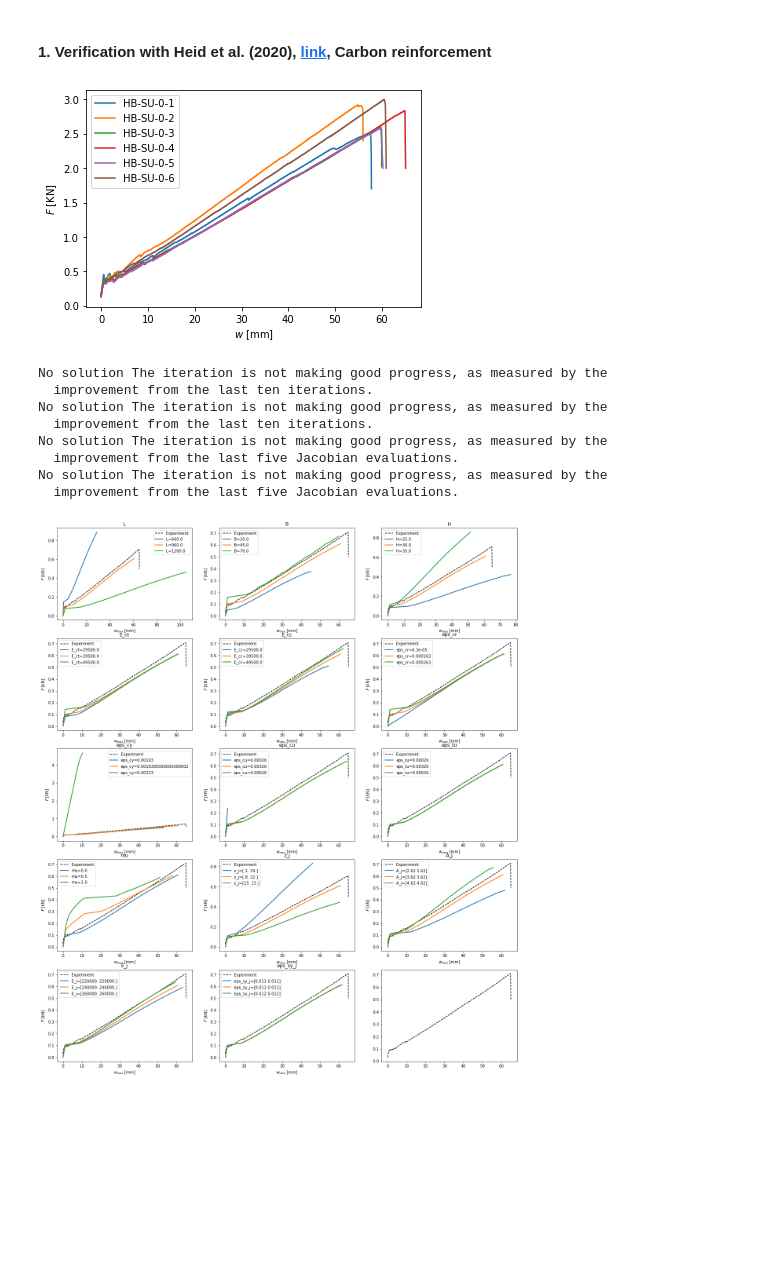
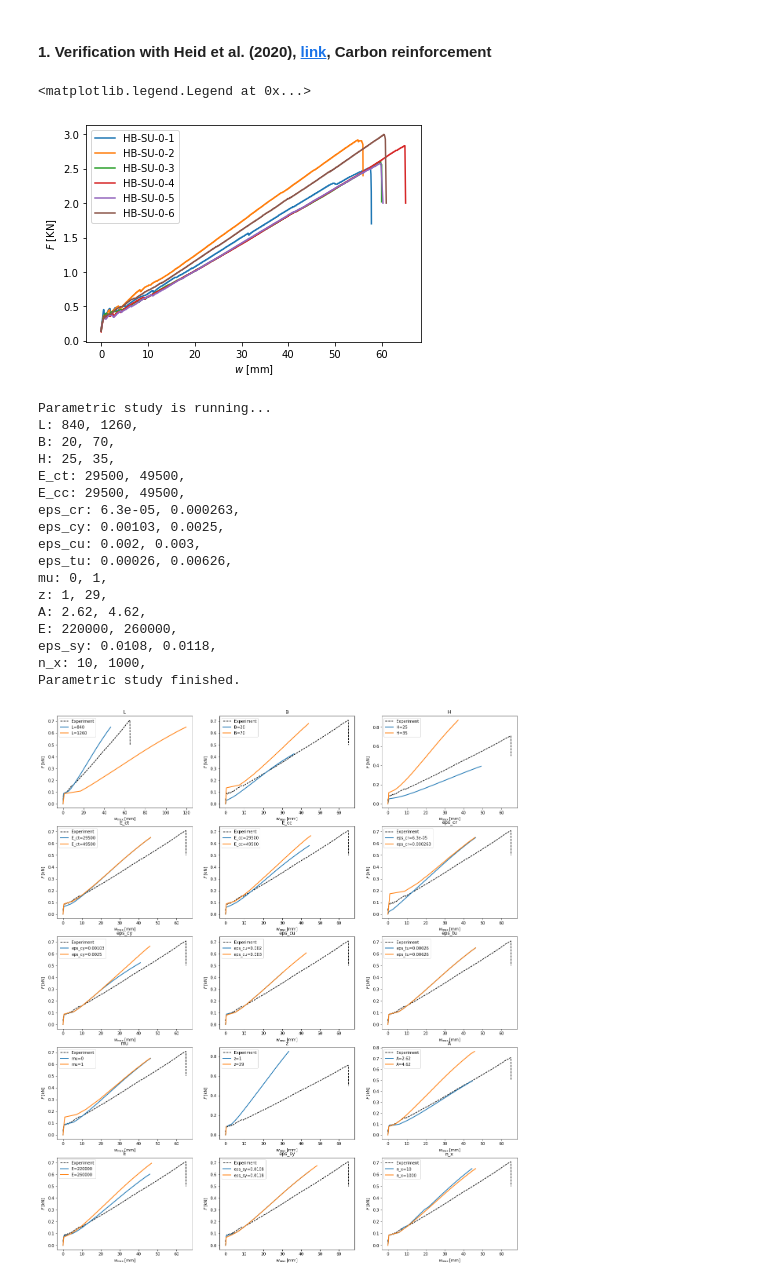
Before and after one commit to bmcs-group/bmcs_beam, a Jupyter notebook: notebooks/deflection_parametric_study.ipynb, the cells around one changed output. Drawn from its saved outputs; the diff is of its cells as text; code cells hidden in the pictures; blank space fills up the shorter version.

Commit message:
Clean parametric study and apply the new concept

```diff
--- a/notebooks/deflection_parametric_study.ipynb
+++ b/notebooks/deflection_parametric_study.ipynb
@@ -40,11 +18,16 @@ def map_and_assign_params_for_rectangular_section(
 #HB-SU-0
 %matplotlib inline
 excel_file = join('./verification_data/hei20','hei20.xlsx')
-data = pd.read_excel(excel_file, 'HB-SU-0')
+data = pd.read_excel(excel_file, 'HB-SU-0', engine='openpyxl')
 
-for i in range(0,data.shape[1],2):
+for i in range(0,data.shape[1], 2):
     plt.plot(data.iloc[:, i+1],data.iloc[:, i], label = data.columns.tolist()[i][0:-2])
-w_4= data['HB-SU-0-4_w']  ; f_4= data['HB-SU-0-4_F'] ; validated_data = [w_4, f_4/4]; #plt.plot(w_4,f_4, label = 'HB-SU-0-4')
-plt.legend(); plt.xlabel(r'$w$ [mm]'); plt.ylabel(r'$F$ [KN]');
+w_4= data['HB-SU-0-4_w']
+f_4= data['HB-SU-0-4_F']
+exp_data = [w_4, f_4/4]
+plt.xlabel(r'$w$ [mm]')
+plt.ylabel(r'$F$ [KN]')
+plt.legend()
 # %% [output]
+<matplotlib.legend.Legend at 0x...>
 [figure]
@@ -119,33 +61,41 @@ def get_parametric_study(parameter_ranges, validated_data):
 # %%
-# This dictionary provides the range and number of parameters
-n = 3
-parameter_ranges = {
-        'L' : (660,1260,n),
-        'B' : (20,70,n),
-        'H': (25,35,n),
-        'E_ct': (29500,49500,n),
-        'E_cc': (29500,49500,n),
-        'eps_cr': (0.000063,0.000263,n),
-        'eps_cy': (0.00103,0.00223,n),
-        'eps_cu': (0.00026,0.00626,n,int),
-        'eps_tu': (0.00026,0.00626,n),
-        'mu': (0,1,n),
-        'z_j': ([1, 29],[15, 15],n),
-        'A_j': ([2.62,2.62],[4.62,4.62],n),
-        'E_j': ([220000,220000],[260000,260000], n),
-        'eps_sy_j' : ([0.0108,0.0108], [0.0118,0.0118], n),
-#         'n_m' : (2, 1000, 10)
+# Or use np.linspace(low, high, n) as the values list for each parameter and change n externally
+
+params_config = {
+        'L' :     (dp.beam_design, [840, 1260]),
+        'B' :     (mc.cross_section_shape, [20, 70]),
+        'H' :     (mc.cross_section_shape, [25, 35]),
+        'E_ct':   (mc, [29500, 49500]),
+        'E_cc':   (mc, [29500, 49500]),
+        'eps_cr': (mc, [0.000063, 0.000263]),
+        'eps_cy': (mc, [0.00103, 0.0025]),
+        'eps_cu': (mc, [0.002, 0.003]),
+        'eps_tu': (mc, [0.00026, 0.00626]),
+        'mu':     (mc, [0, 1]),
+        'z':      (mc.cross_section_layout.reinforcement[0], [1, 29]),
+        'A':      (mc.cross_section_layout.reinforcement[0], [2.62, 4.62]),
+        'E':      (mc.cross_section_layout.reinforcement[0], [220000, 260000]),
+        'eps_sy': (mc.cross_section_layout.reinforcement[0], [0.0108, 0.0118]),
+        'n_x':    (dp.beam_design, [10, 1000]),
     }
 
-ps = get_parametric_study(parameter_ranges, validated_data)
-ps
+LoadDeflectionParamsStudy(dp).run(params_config, exp_data)
 # %% [output]
-No solution The iteration is not making good progress, as measured by the
-  improvement from the last ten iterations.
-No solution The iteration is not making good progress, as measured by the
-  improvement from the last ten iterations.
-No solution The iteration is not making good progress, as measured by the
-  improvement from the last five Jacobian evaluations.
-No solution The iteration is not making good progress, as measured by the
-  improvement from the last five Jacobian evaluations.
+Parametric study is running...
+L: 840, 1260,
+B: 20, 70,
+H: 25, 35,
+E_ct: 29500, 49500,
+E_cc: 29500, 49500,
+eps_cr: 6.3e-05, 0.000263,
+eps_cy: 0.00103, 0.0025,
+eps_cu: 0.002, 0.003,
+eps_tu: 0.00026, 0.00626,
+mu: 0, 1,
+z: 1, 29,
+A: 2.62, 4.62,
+E: 220000, 260000,
+eps_sy: 0.0108, 0.0118,
+n_x: 10, 1000,
+Parametric study finished.
-[figure, old version]
+[figure, new version]
```
Also changed, not shown: parts of 5 cells of this notebook, 1 other file.
